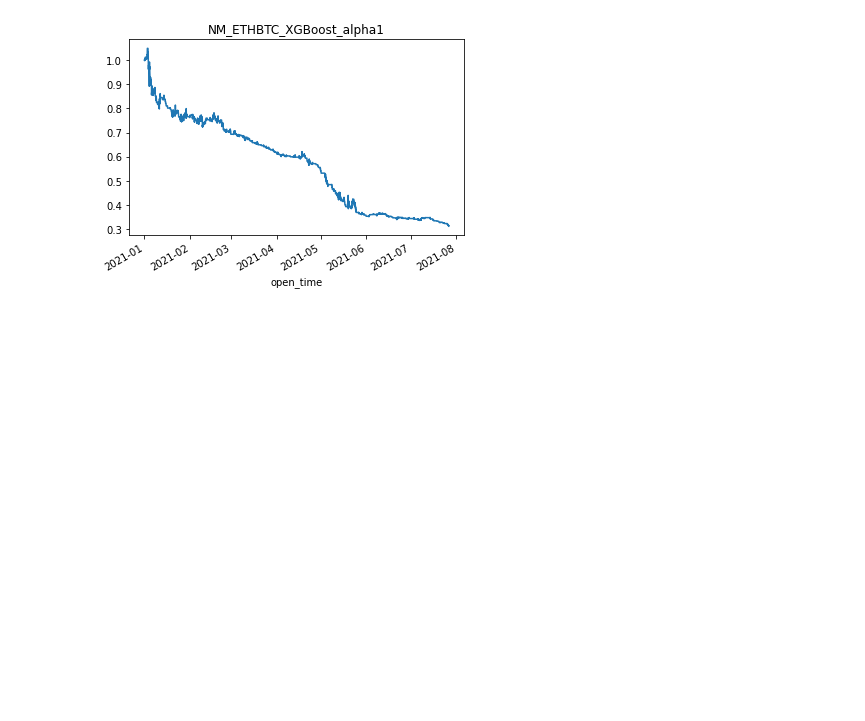
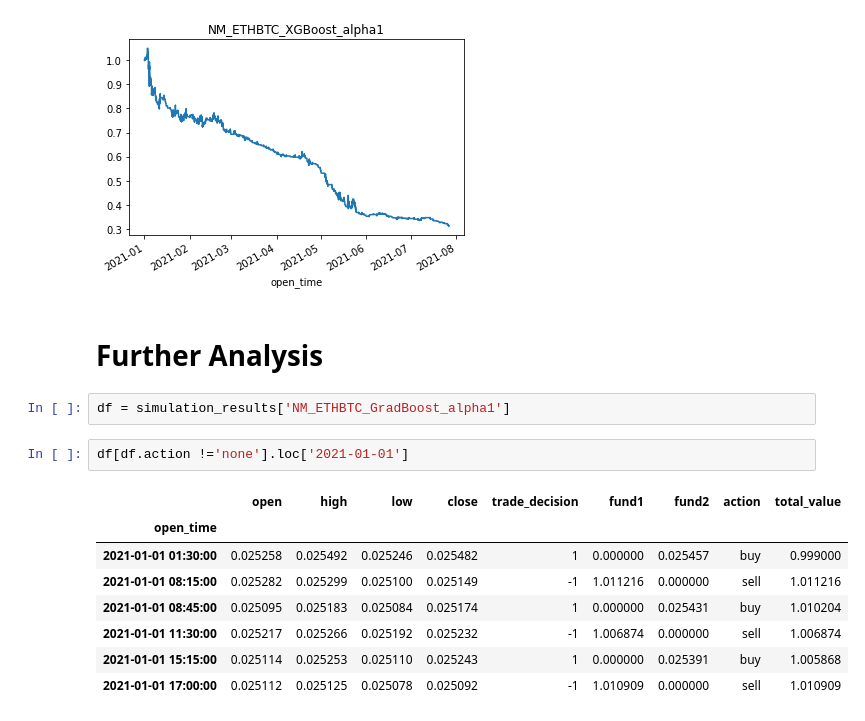
Before and after one commit to mads-swaps/swap-for-profit, a Jupyter notebook: aws/sam/mads-swap-app/swap_simulation/simulate_notebook_nm.ipynb, the cells around one changed output. Drawn from its saved outputs; the diff is of its cells as text; blank space fills up the shorter version.

Commit message:
show analysis

```diff
--- a/aws/sam/mads-swap-app/swap_simulation/simulate_notebook_nm.ipynb
+++ b/aws/sam/mads-swap-app/swap_simulation/simulate_notebook_nm.ipynb
@@ -392,3 +390,18 @@ for k,v in simulation_results.items():
 # %% [output]
 [figure]
 [figure]
+# %% [markdown]
+# Further Analysis
+# %%
+df = simulation_results['NM_ETHBTC_GradBoost_alpha1']
+# %%
+df[df.action !='none'].loc['2021-01-01']
+# %% [output]
+|  | open | high | low | close | trade_decision | fund1 | fund2 | action | total_value |
+| open_time |  |  |  |  |  |  |  |  |  |
+| 2021-01-01 01:30:00 | 0.025258 | 0.025492 | 0.025246 | 0.025482 | 1 | 0.000000 | 0.025457 | buy | 0.999000 |
+| 2021-01-01 08:15:00 | 0.025282 | 0.025299 | 0.025100 | 0.025149 | -1 | 1.011216 | 0.000000 | sell | 1.011216 |
+| 2021-01-01 08:45:00 | 0.025095 | 0.025183 | 0.025084 | 0.025174 | 1 | 0.000000 | 0.025431 | buy | 1.010204 |
+| 2021-01-01 11:30:00 | 0.025217 | 0.025266 | 0.025192 | 0.025232 | -1 | 1.006874 | 0.000000 | sell | 1.006874 |
+| 2021-01-01 15:15:00 | 0.025114 | 0.025253 | 0.025110 | 0.025243 | 1 | 0.000000 | 0.025391 | buy | 1.005868 |
+| 2021-01-01 17:00:00 | 0.025112 | 0.025125 | 0.025078 | 0.025092 | -1 | 1.010909 | 0.000000 | sell | 1.010909 |
```
Also changed, not shown: parts of 2 cells of this notebook.
